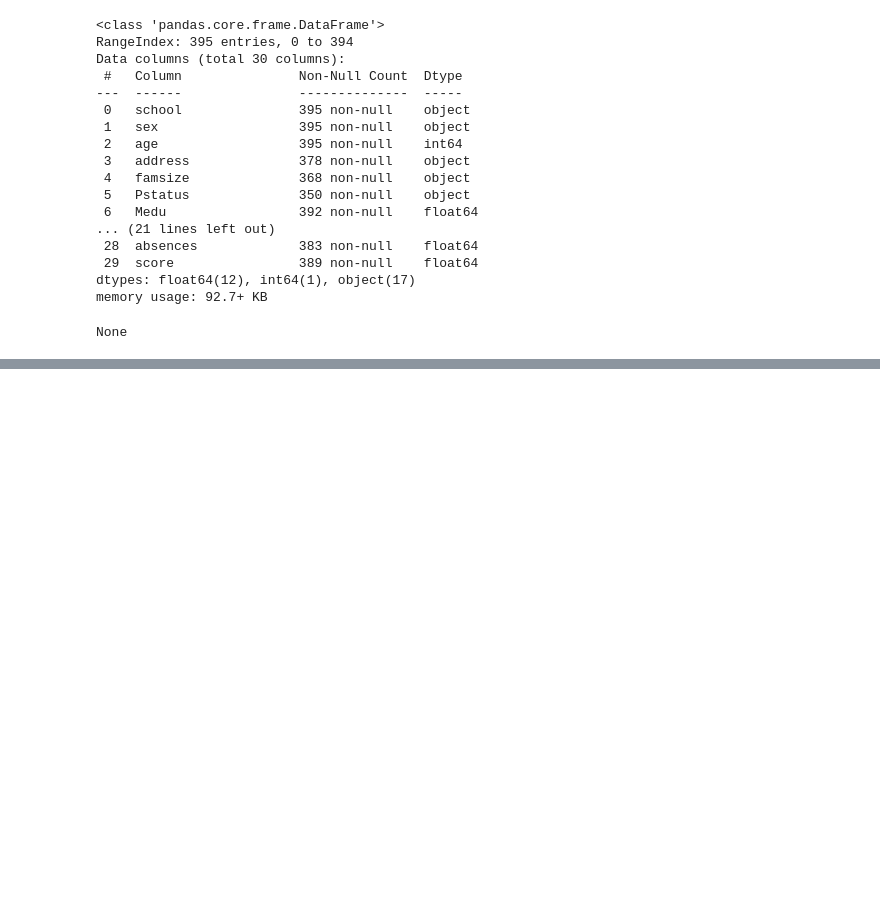
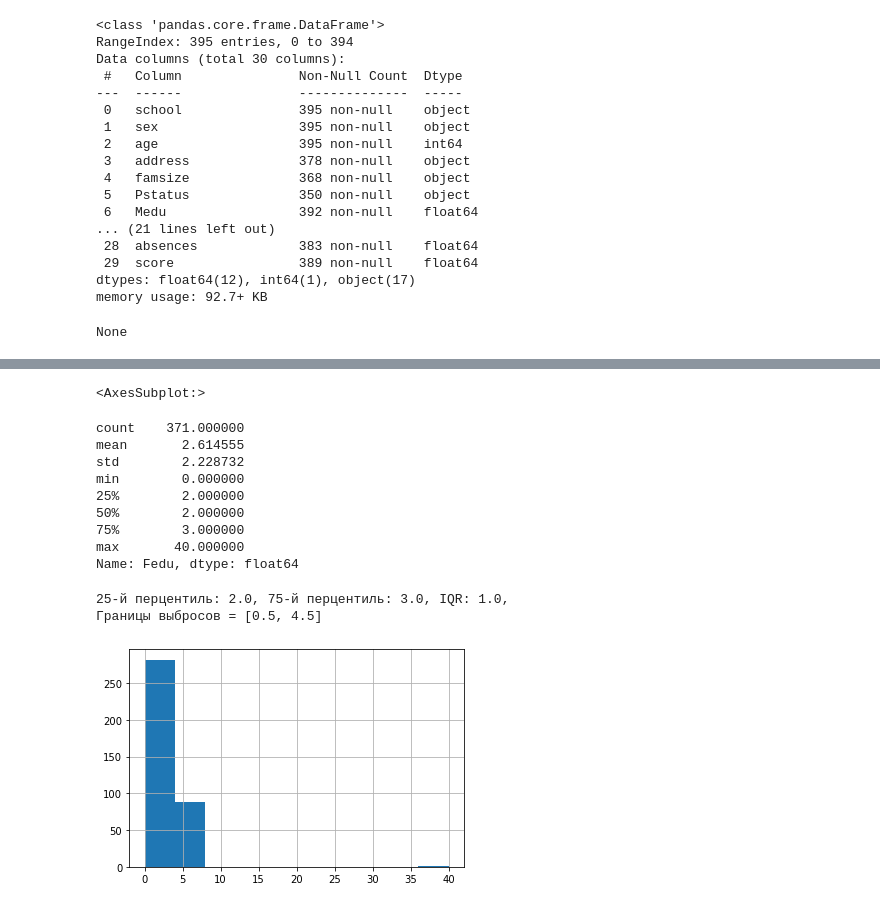
Before and after one commit to arsenbondaren/skillfactory, a Jupyter notebook: module_2/EDA_stud_math_Bandarenka.ipynb, the cells around one changed output, grey strips where cells are left out. Drawn from its saved outputs; the diff is of its cells as text; code cells hidden in the pictures; blank space fills up the shorter version.

```diff
--- a/module_2/EDA_stud_math_Bandarenka.ipynb
+++ b/module_2/EDA_stud_math_Bandarenka.ipynb
@@ -48,0 +81,16 @@ None
+# %%
+for_num_col(stud_math['Fedu'])
+# %% [output]
+<AxesSubplot:>
+count    371.000000
+mean       2.614555
+std        2.228732
+min        0.000000
+25%        2.000000
+50%        2.000000
+75%        3.000000
+max       40.000000
+Name: Fedu, dtype: float64
+25-й перцентиль: 2.0, 75-й перцентиль: 3.0, IQR: 1.0,
+Границы выбросов = [0.5, 4.5]
+[figure, added]
```
Also changed, not shown: parts of 13 cells of this notebook.
